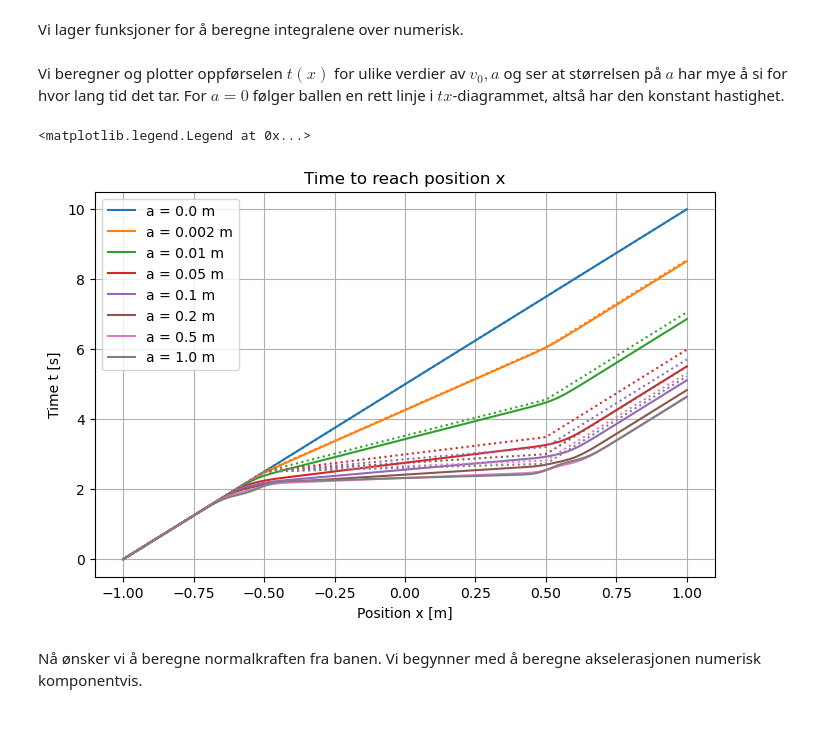
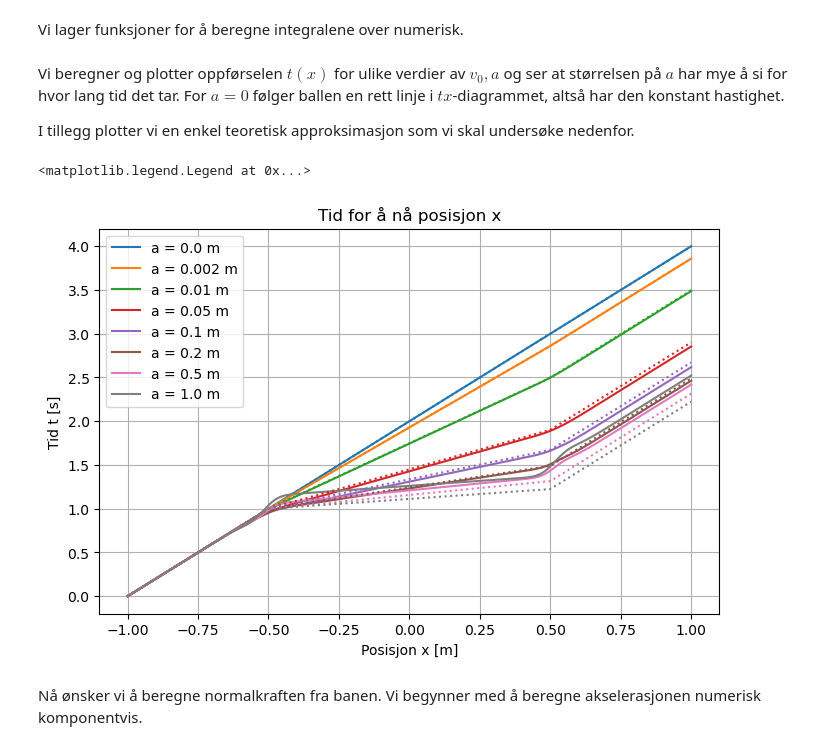
Before and after one commit to gautelinga/fy1020_demos, a Jupyter notebook: demo_1.ipynb, the cells around one changed output. Drawn from its saved outputs; the diff is of its cells as text; code cells hidden in the pictures; blank space fills up the shorter version.

```diff
--- a/demo_1.ipynb
+++ b/demo_1.ipynb
@@ -104,35 +104,37 @@ def compute_time_of_flight(v0_val, a_val):
     return compute_time(v0_val, a_val, L/2)
 # %% [markdown]
 Vi beregner og plotter oppførselen $t (x)$ for ulike verdier av $v_0, a$ og ser at størrelsen på $a$ har mye å si for hvor lang tid det tar. For $a=0$ følger ballen en rett linje i $tx$-diagrammet, altså har den konstant hastighet.
+
+I tillegg plotter vi en enkel teoretisk approksimasjon som vi skal undersøke nedenfor.
 # %%
-v0_val = 0.2  # initiell fart [m/s]
+v0_val = 0.5  # initiell fart [m/s]
 
 x_ = np.linspace(-L/2, L/2, 200)
 t_ = [np.array([compute_time(v0_val, a_val, x) for x in x_]) for a_val in a_vals]
 
 # Plott t(x) for forskjellige a-verdier
 fig, ax = plt.subplots(1, 1, figsize=(8, 5))
 for i, a_val in enumerate(a_vals):
     ax.plot(x_, t_[i], label=f"a = {a_val} m")
 
 # Vi plotter også en enkel teoretisk modell for t(x)
 # Anta at fartsendringen skjer momentant ved -l/2 og l/2
 v1_vals = np.sqrt(v0_val**2 + 2*g*np.array(a_vals))
 for i, v1_val in enumerate(v1_vals):
     t_th_ = (x_ + L/2)/v0_val
     t_th_[x_ > -l/2] = (L/2 - l/2)/v0_val + (x_[x_ > -l/2] + l/2)/v1_val
     t_th_[x_ > l/2] = (L/2 - l/2)/v0_val + l/v1_val + (x_[x_ > l/2] - l/2)/v0_val
     # plott med samme farge som numerisk løsning
     ax.plot(x_, t_th_, color=ax.get_lines()[i].get_color(), linestyle='dotted')
 
 ax.set_title('Tid for å nå posisjon x')
 ax.set_xlabel('Posisjon x [m]')
 ax.set_ylabel('Tid t [s]')
 ax.grid()
 ax.legend()
 # %% [output]
 <matplotlib.legend.Legend at 0x...>
-[figure, old version]
+[figure, new version]
 # %% [markdown]
 Nå ønsker vi å beregne normalkraften fra banen. Vi begynner med å beregne akselerasjonen numerisk komponentvis.
 # %%
```
Also changed, not shown: parts of 4 cells of this notebook.
